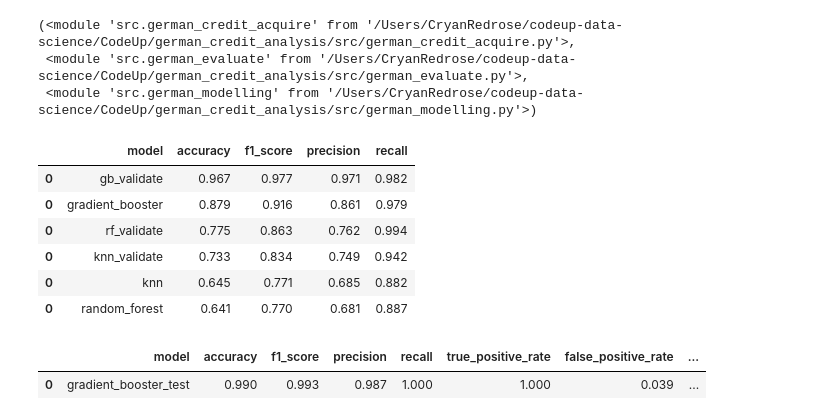
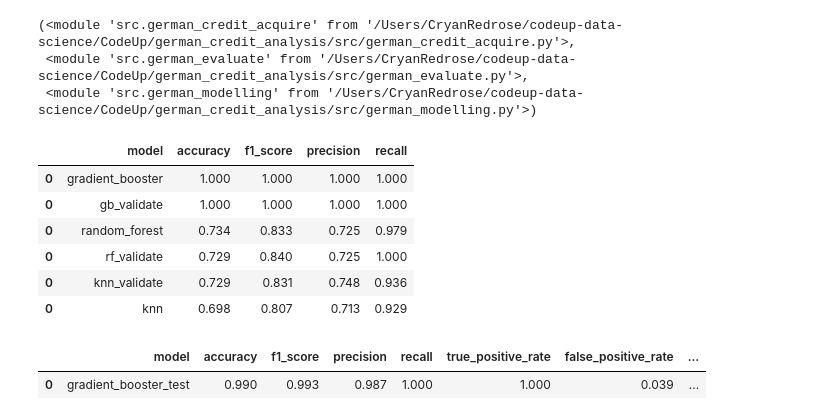
Before and after one commit to jcrosenberger/german_credit_analysis, a Jupyter notebook: work_in_progress.ipynb, the cells around one changed output. Cells and saved outputs as stored; diff of their text form; code cells hidden in the pictures.

```diff
--- a/work_in_progress.ipynb
+++ b/work_in_progress.ipynb
@@ -370,13 +392,14 @@ performance_df = performance_df.append(evaluate_classification_model('knn_valida
 # %%
+performance_df = gm.get_models(x_train, y_train, x_validate, y_validate)
 performance_df.sort_values(by ='accuracy', ascending = False)
 # %% [output]
 |  | model | accuracy | f1_score | precision | recall |
-| 0 | gb_validate | 0.967 | 0.977 | 0.971 | 0.982 |
-| 0 | gradient_booster | 0.879 | 0.916 | 0.861 | 0.979 |
-| 0 | rf_validate | 0.775 | 0.863 | 0.762 | 0.994 |
-| 0 | knn_validate | 0.733 | 0.834 | 0.749 | 0.942 |
-| 0 | knn | 0.645 | 0.771 | 0.685 | 0.882 |
-| 0 | random_forest | 0.641 | 0.770 | 0.681 | 0.887 |
+| 0 | gradient_booster | 1.000 | 1.000 | 1.000 | 1.000 |
+| 0 | gb_validate | 1.000 | 1.000 | 1.000 | 1.000 |
+| 0 | random_forest | 0.734 | 0.833 | 0.725 | 0.979 |
+| 0 | rf_validate | 0.729 | 0.840 | 0.725 | 1.000 |
+| 0 | knn_validate | 0.729 | 0.831 | 0.748 | 0.936 |
+| 0 | knn | 0.698 | 0.807 | 0.713 | 0.929 |
 # %%
 gb_y_preds_test= gradient_booster_model(x_test, y_test)
 
```
Also changed, not shown: parts of 10 cells of this notebook.
